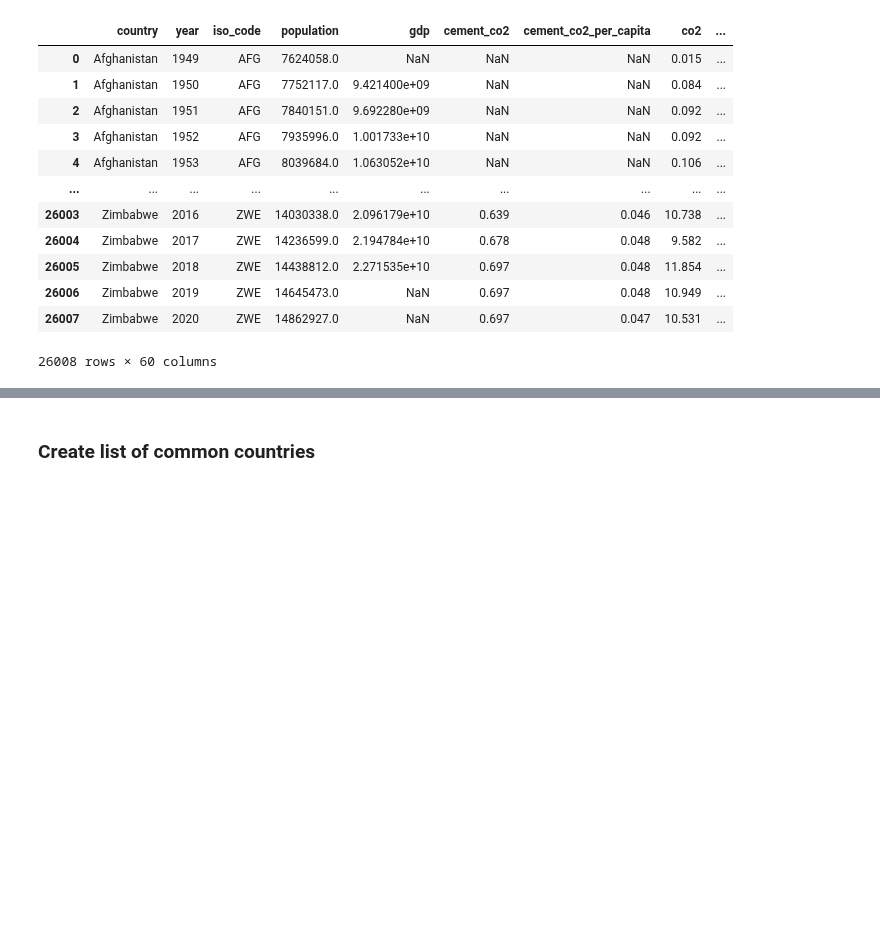
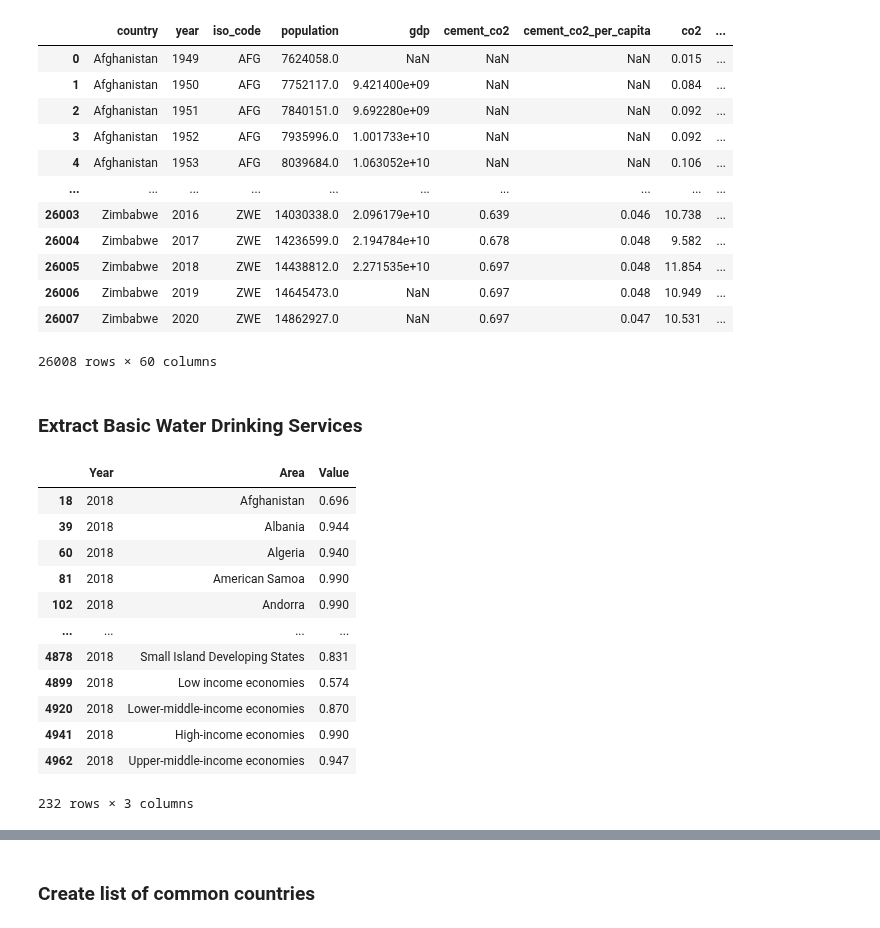
Before and after one commit to tanjoash/2D_data_driven_world, a Jupyter notebook: 2dwork/2D DDW.ipynb, the cells around one changed output, grey strips where cells are left out. Saved outputs shown, nothing was run; the diff lists cells and outputs as text; code cells hidden in the pictures; blank space fills up the shorter version.

Commit message:
Added eating disorder and water availability

```diff
--- a/2dwork/2D DDW.ipynb
+++ b/2dwork/2D DDW.ipynb
@@ -245,3 +245,27 @@ df_co2
 | 26006 | Zimbabwe | 2019 | ZWE | 14645473.0 | NaN | 0.697 | 0.048 | 10.949 | ... |
 | 26007 | Zimbabwe | 2020 | ZWE | 14862927.0 | NaN | 0.697 | 0.047 | 10.531 | ... |
 26008 rows × 60 columns
+# %% [markdown]
+### Extract Basic Water Drinking Services
+# %%
+df_water = pd.read_csv("DDW_Basic Water Drinking Services.csv")
+df_water = df_water[df_water["Value"].notna()]
+# %%
+df2018_water = df_water[(df_water["Year"] == 2018)]
+df2018_water = df2018_water[["Year", "Area", "Value"]]
+df2018_water["Value"] = df2018_water["Value"]/100
+df2018_water
+# %% [output]
+|  | Year | Area | Value |
+| 18 | 2018 | Afghanistan | 0.696 |
+| 39 | 2018 | Albania | 0.944 |
+| 60 | 2018 | Algeria | 0.940 |
+| 81 | 2018 | American Samoa | 0.990 |
+| 102 | 2018 | Andorra | 0.990 |
+| ... | ... | ... | ... |
+| 4878 | 2018 | Small Island Developing States | 0.831 |
+| 4899 | 2018 | Low income economies | 0.574 |
+| 4920 | 2018 | Lower-middle-income economies | 0.870 |
+| 4941 | 2018 | High-income economies | 0.990 |
+| 4962 | 2018 | Upper-middle-income economies | 0.947 |
+232 rows × 3 columns
```
Also changed, not shown: parts of 5 cells of this notebook, 4 other files.
